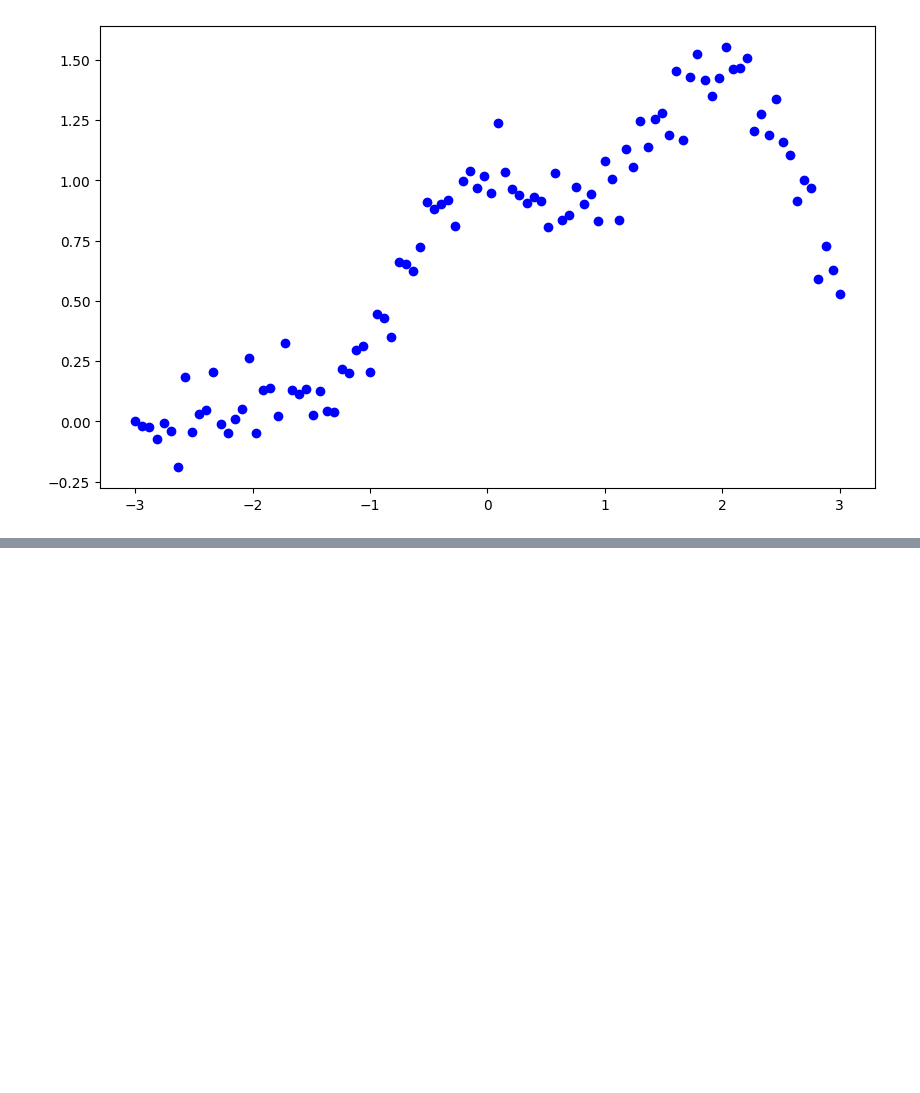
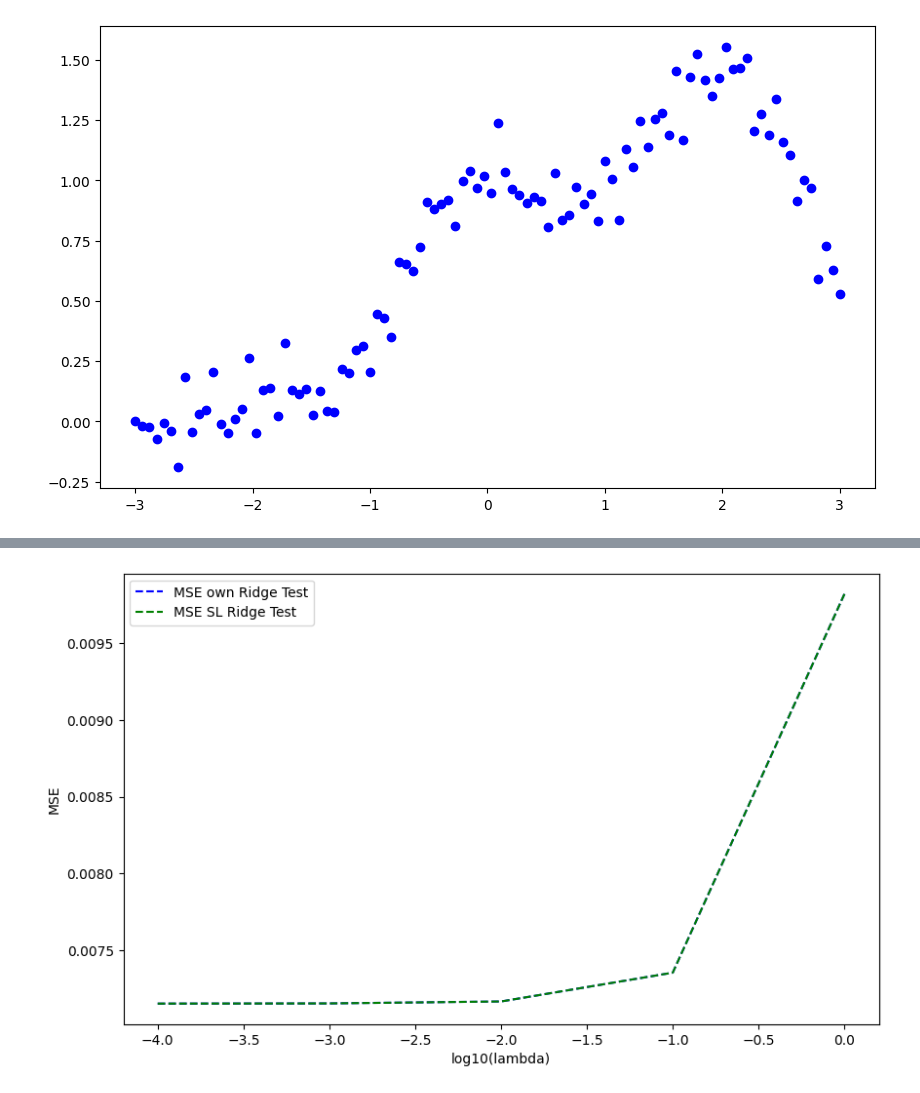
Before and after one commit to Elisaottoboni/Machine-Learning-University-of-Oslo, a Jupyter notebook: week_36/w36_Gabriele.ipynb, the cells around one changed output, grey strips where cells are left out. Cells and saved outputs as stored; diff of their text form; code cells hidden in the pictures; blank space fills up the shorter version.

```diff
--- a/week_36/w36_Gabriele.ipynb
+++ b/week_36/w36_Gabriele.ipynb
@@ -348,0 +513,85 @@ array([[ 1.38777878e-14],
+# %%
+import numpy as np
+import pandas as pd
+import matplotlib.pyplot as plt
+from sklearn.model_selection import train_test_split
+from sklearn import linear_model
+from sklearn.preprocessing import StandardScaler
+
+def MSE(y_data,y_model):
+    n = np.size(y_model)
+    return np.sum((y_data-y_model)**2)/n
+np.random.seed(1001021)
+
+n = 100
+x = np.linspace(-3, 3, n)
+y = np.exp(-x**2) + 1.5 * np.exp(-(x-2)**2)+ np.random.normal(0, 0.1, x.shape)
+
+Maxpolydegree = 11
+X = np.zeros((n,Maxpolydegree-1))
+
+for degree in range(1,Maxpolydegree):
+    X[:,degree-1] = x**(degree)
+
+# Splitting
+X_train, X_test, y_train, y_test = train_test_split(X, y, test_size=0.2)
+
+# Scaling
+X_train_mean = np.mean(X_train,axis=0)
+X_train_scaled = X_train - X_train_mean
+X_test_scaled = X_test - X_train_mean
+y_scaler = np.mean(y_train)
+y_train_scaled = y_train - y_scaler
+
+p = Maxpolydegree-1
+I = np.eye(p,p)
+# Initializing
+MSEOwnRidgePredict = np.zeros(len(lambdas))
+MSERidgePredict = np.zeros(len(lambdas))
+
+
+lambdas = [0.0001,0.001, 0.01,0.1,1.0]
+
+
+for i in range(len(lambdas)):
+    lmb = lambdas[i]
+    OwnRidgeBeta = np.linalg.pinv(X_train_scaled.T @ X_train_scaled+lmb*I) @ X_train_scaled.T @ (y_train_scaled)
+    intercept_ = y_scaler - X_train_mean@OwnRidgeBeta #The intercept can be shifted so the model can predict on uncentered data
+    #Add intercept to prediction
+    ypredictOwnRidge = X_test_scaled @ OwnRidgeBeta + y_scaler
+    MSEOwnRidgePredict[i] = MSE(y_test,ypredictOwnRidge)
+    R2Ridge = r2_score(y_test, ypredictOwnRidge)
+
+    RegRidge = linear_model.Ridge(lmb)
+    RegRidge.fit(X_train,y_train)
+    ypredictRidge = RegRidge.predict(X_test)
+    MSERidgePredict[i] = MSE(y_test,ypredictRidge)
+    R2Ridge_Sklearn = r2_score(y_test, ypredictRidge)
+
+
+    # Outputs
+    print(f'Betas (own code) with lambda:{lmb}')
+    print(OwnRidgeBeta)
+    print(f'Betas (Sklearn) with lambda:{lmb}')
+    print(RegRidge.coef_)
+    print(f'Intercept (own code) with lambda:{lmb}')
+    print(intercept_)
+    print(f'Intercept (Sklearn) with lambda:{lmb}')
+    print(RegRidge.intercept_)
+    print(f'MSE (own code) with lambda:{lmb}')
+    print(MSEOwnRidgePredict[i])
+    print(f'MSE (Sklearn) with lambda:{lmb}')
+    print(MSERidgePredict[i])
+    print(f'R2 (own code) with lambda:{lmb}')
+    print(R2Ridge)
+    print(f'R2 (Sklearn) with lambda:{lmb}')
+    print(R2Ridge_Sklearn)
+
+plt.figure(figsize=(10, 6))
+plt.plot(np.log10(lambdas), MSEOwnRidgePredict, 'b--', label = 'MSE own Ridge Test')
+plt.plot(np.log10(lambdas), MSERidgePredict, 'g--', label = 'MSE SL Ridge Test')
+plt.xlabel('log10(lambda)')
+plt.ylabel('MSE')
+plt.legend()
+plt.show()
+# %% [output]
@@ -348,0 +615 @@ array([[ 1.38777878e-14],
+[figure, added]
```
Also changed, not shown: parts of 20 cells of this notebook.
